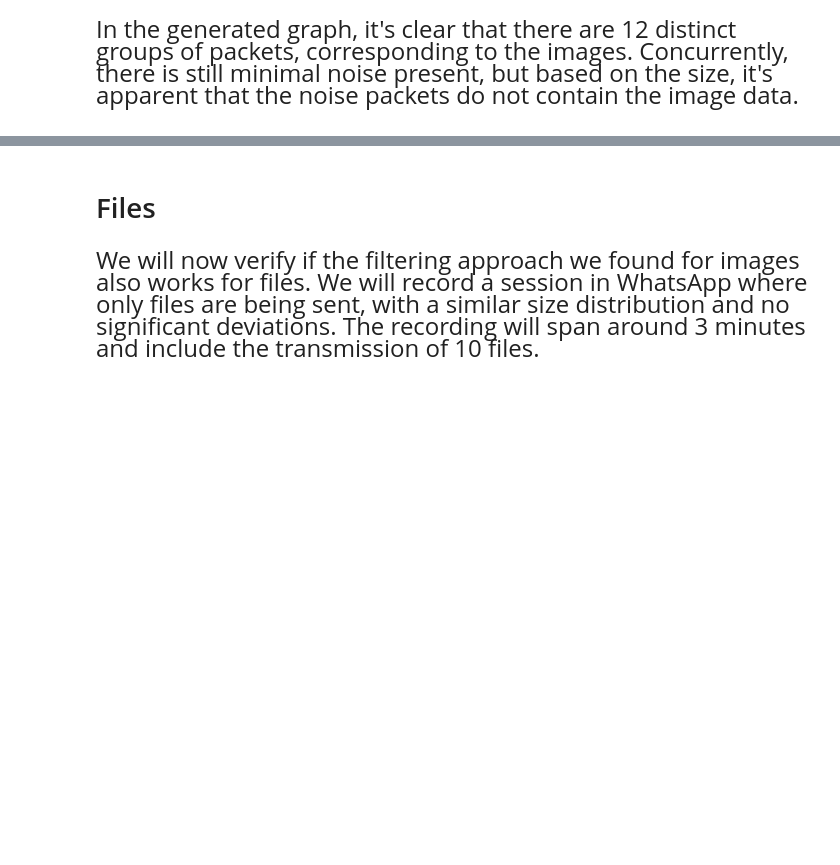
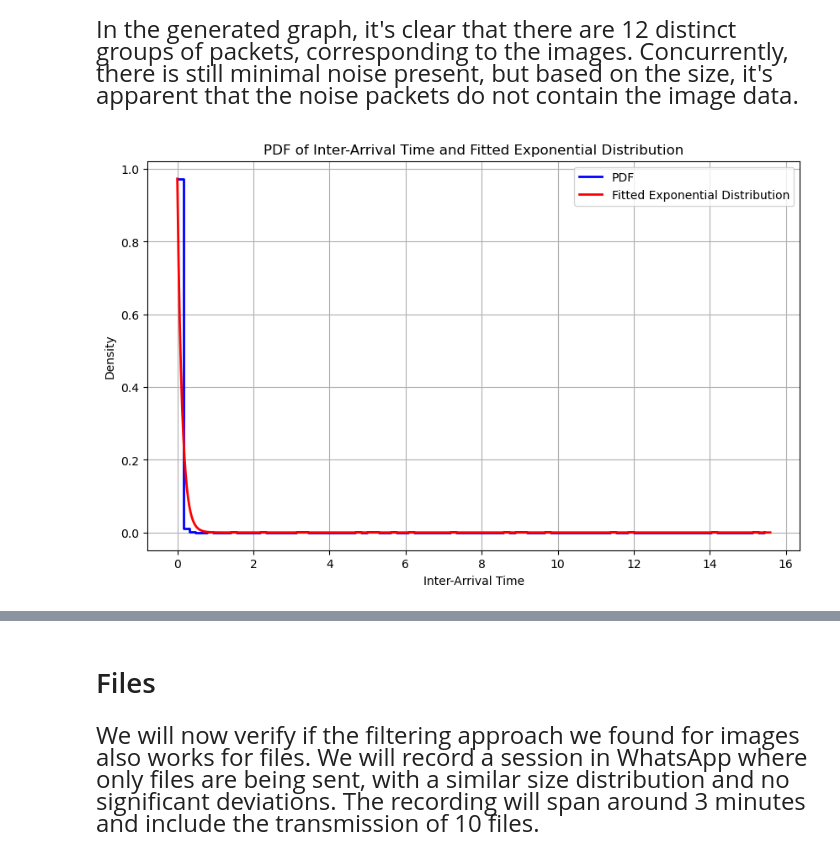
Before and after one commit to Kfirul/Computer_Networks_Final_Project, a Jupyter notebook: Computers Network.ipynb, the cells around one changed output, grey strips where cells are left out. Saved outputs shown, nothing was run; the diff lists cells and outputs as text; code cells hidden in the pictures; blank space fills up the shorter version.

```diff
--- a/Computers Network.ipynb
+++ b/Computers Network.ipynb
@@ -184,3 +199,42 @@ It's evident that the current filtering approach we initially considered didn't
+# %%
+def generate_and_plot_pdf_with_exponential_fit(df, bins=10):
+
+    df_cleaned = df.dropna(subset=['Delay'])
+
+    counts, bin_edges = np.histogram(df_cleaned['Delay'], bins=bins, density=True)
+
+    # Convert counts to probabilities
+    pdf = counts / sum(counts)
+
+    plt.figure(figsize=(10, 6))
+
+    # Plotting the outline of the histogram using plt.step
+    plt.step(bin_edges[:-1], pdf, where='post', color='blue', lw=2, label='PDF')
+
+    # Estimate lambda (rate parameter) from the data
+    lambd = 1. / np.mean(df['Delay'])
+
+    # Compute the bin width from the first two bin edges
+    bin_width = bin_edges[1] - bin_edges[0]
+
+    # Adjust the scale_factor with respect to bin_width
+    scale_factor = max(pdf) / (lambd * np.exp(-lambd * bin_edges[np.argmax(pdf)]))
+
+    # Create x values for the fitted exponential curve
+    x = np.linspace(0, max(bin_edges), 500)
+
+    # Calculate exponential distribution values using the estimated lambda
+    y = scale_factor * lambd * np.exp(-lambd * x)
+
+    plt.plot(x, y, color='red', lw=2, label='Fitted Exponential Distribution')
+
+    plt.xlabel('Inter-Arrival Time')
+    plt.ylabel('Density')
+    plt.title('PDF of Inter-Arrival Time and Fitted Exponential Distribution')
+    plt.legend()
+    plt.grid(True)
+
+    plt.show()
 # %% [markdown]
 ## Images
 # %% [markdown]
@@ -288,3 +338,7 @@ In the generated graph, it's clear that there are 12 distinct groups of packets,
 
 
 </span>
+# %%
+generate_and_plot_pdf_with_exponential_fit(data_Images, bins=100)
+# %% [output]
+[figure, added]
```
Also changed, not shown: parts of 49 cells of this notebook, 2 other files.
